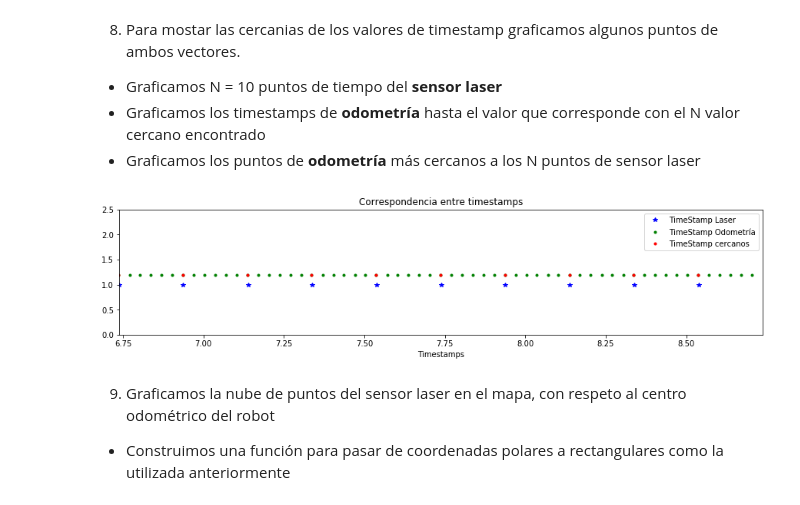
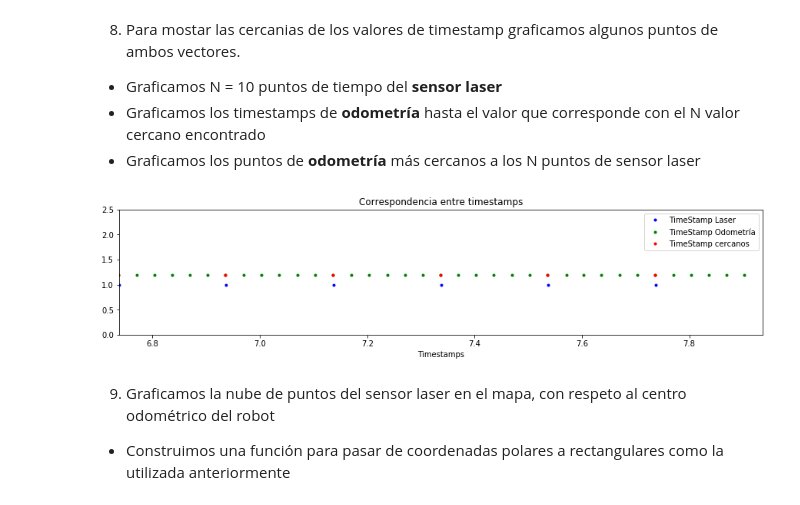
Before and after one commit to matias-dogliani/robotic_repo, a Jupyter notebook: Tp3/tp3.ipynb, the cells around one changed output. Saved outputs shown, nothing was run; the diff lists cells and outputs as text; code cells hidden in the pictures.

Commit message:
Achico imagen timestamps

```diff
--- a/Tp3/tp3.ipynb
+++ b/Tp3/tp3.ipynb
@@ -133,31 +133,31 @@ near_i = np.array(near_i)
 * Graficamos los timestamps de **odometría** hasta el valor que corresponde con el N valor cercano encontrado
 * Graficamos los puntos de **odometría** más cercanos a los N puntos de sensor laser
 # %%
-N=10
+N=6
 plt.figure(figsize=(15, 3))
 plt.title("Correspondencia entre timestamps")
 plt.xlabel("Timestamps")
 
 plt.xlim(Scandata[0][0], Scandata[0][N])
 plt.ylim(0,2.5)
 
 plt.plot(Scandata[0][0:N],np.ones(N),linestyle="",
-         marker = '*',color = "blue",
+         marker = '.',color = "blue",
          label = "TimeStamp Laser" )
 
 plt.plot(Odomdata[0][0:near_i[N]],1.2*np.ones(near_i[N]),
          linestyle="",marker = '.', color = "green",
          label = "TimeStamp Odometría")
 
 plt.plot(Odomdata[0][near_i[(near_i < near_i[N])]], # N puntos de laser que corresponden
          1.2*np.ones(N),linestyle="",marker = '.',  # con los N puntos de cercania
          color = "red", label = "TimeStamp cercanos")
 
 
 plt.legend()
 plt.savefig("./imgs/fig_correspondencia_timestamps.png")
 # %% [output]
-[figure, old version]
+[figure, new version]
 # %% [markdown]
 9) Graficamos la nube de puntos del sensor laser en el mapa, con respeto al centro odométrico del robot
 
```
Also changed, not shown: 1 other file.
